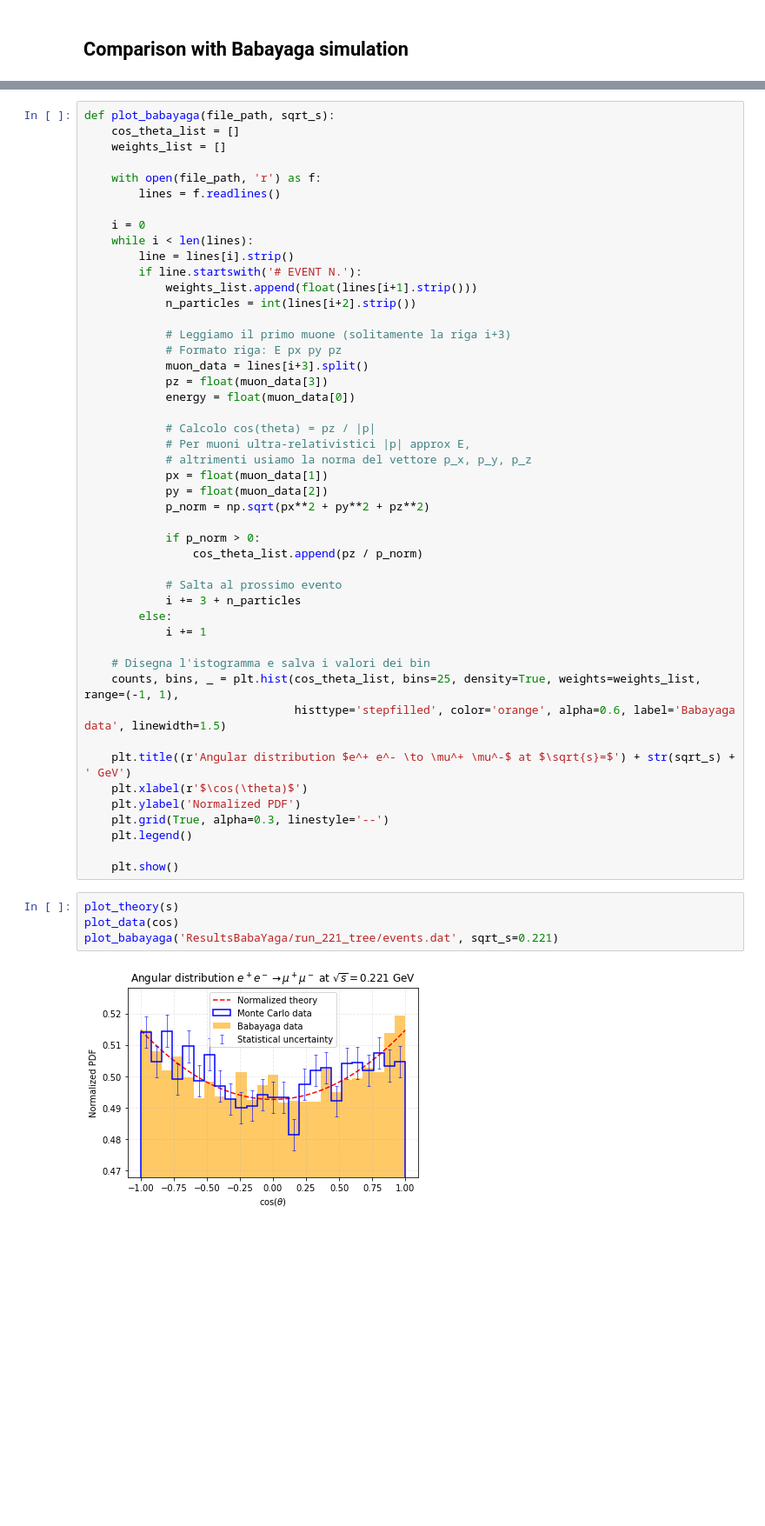
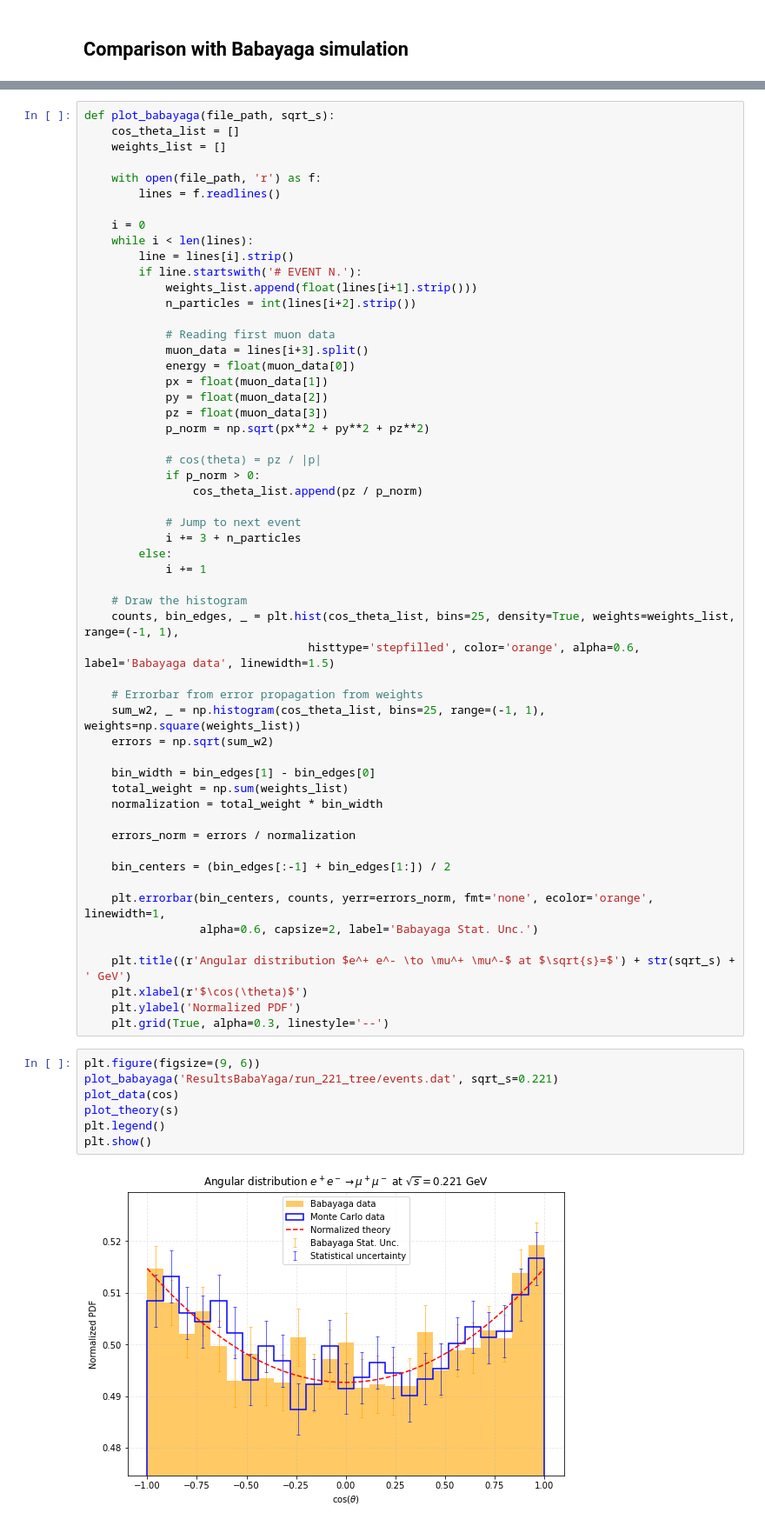
Before and after one commit to marcolorenzato00/LCP_Project, a Jupyter notebook: Project.ipynb, the cells around one changed output, grey strips where cells are left out. Shown at 87% size. Saved outputs shown, nothing was run; the diff lists cells and outputs as text; blank space fills up the shorter version.

```diff
--- a/Project.ipynb
+++ b/Project.ipynb
@@ -725,41 +731,52 @@ def plot_babayaga(file_path, sqrt_s):
             weights_list.append(float(lines[i+1].strip()))
             n_particles = int(lines[i+2].strip())
 
-            # Leggiamo il primo muone (solitamente la riga i+3)
-            # Formato riga: E px py pz
+            # Reading first muon data
             muon_data = lines[i+3].split()
-            pz = float(muon_data[3])
             energy = float(muon_data[0])
-
-            # Calcolo cos(theta) = pz / |p|
-            # Per muoni ultra-relativistici |p| approx E,
-            # altrimenti usiamo la norma del vettore p_x, p_y, p_z
             px = float(muon_data[1])
             py = float(muon_data[2])
+            pz = float(muon_data[3])
             p_norm = np.sqrt(px**2 + py**2 + pz**2)
 
+            # cos(theta) = pz / |p|
             if p_norm > 0:
                 cos_theta_list.append(pz / p_norm)
 
-            # Salta al prossimo evento
+            # Jump to next event
             i += 3 + n_particles
         else:
             i += 1
 
-    # Disegna l'istogramma e salva i valori dei bin
-    counts, bins, _ = plt.hist(cos_theta_list, bins=25, density=True, weights=weights_list, range=(-1, 1),
-                               histtype='stepfilled', color='orange', alpha=0.6, label='Babayaga data', linewidth=1.5)
+    # Draw the histogram
+    counts, bin_edges, _ = plt.hist(cos_theta_list, bins=25, density=True, weights=weights_list, range=(-1, 1),
+                                 histtype='stepfilled', color='orange', alpha=0.6, label='Babayaga data', linewidth=1.5)
+
+    # Errorbar from error propagation from weights
+    sum_w2, _ = np.histogram(cos_theta_list, bins=25, range=(-1, 1), weights=np.square(weights_list))
+    errors = np.sqrt(sum_w2)
+
+    bin_width = bin_edges[1] - bin_edges[0]
+    total_weight = np.sum(weights_list)
+    normalization = total_weight * bin_width
+
+    errors_norm = errors / normalization
+
+    bin_centers = (bin_edges[:-1] + bin_edges[1:]) / 2
+
+    plt.errorbar(bin_centers, counts, yerr=errors_norm, fmt='none', ecolor='orange', linewidth=1,
+                 alpha=0.6, capsize=2, label='Babayaga Stat. Unc.')
 
     plt.title((r'Angular distribution $e^+ e^- \to \mu^+ \mu^-$ at $\sqrt{s}=$') + str(sqrt_s) + ' GeV')
     plt.xlabel(r'$\cos(\theta)$')
     plt.ylabel('Normalized PDF')
     plt.grid(True, alpha=0.3, linestyle='--')
-    plt.legend()
-
-    plt.show()
 # %%
+plt.figure(figsize=(9, 6))
+plot_babayaga('ResultsBabaYaga/run_221_tree/events.dat', sqrt_s=0.221)
+plot_data(cos)
 plot_theory(s)
-plot_data(cos)
-plot_babayaga('ResultsBabaYaga/run_221_tree/events.dat', sqrt_s=0.221)
+plt.legend()
+plt.show()
 # %% [output]
-[figure, old version]
+[figure, new version]
```
Also changed, not shown: parts of 16 cells of this notebook.
